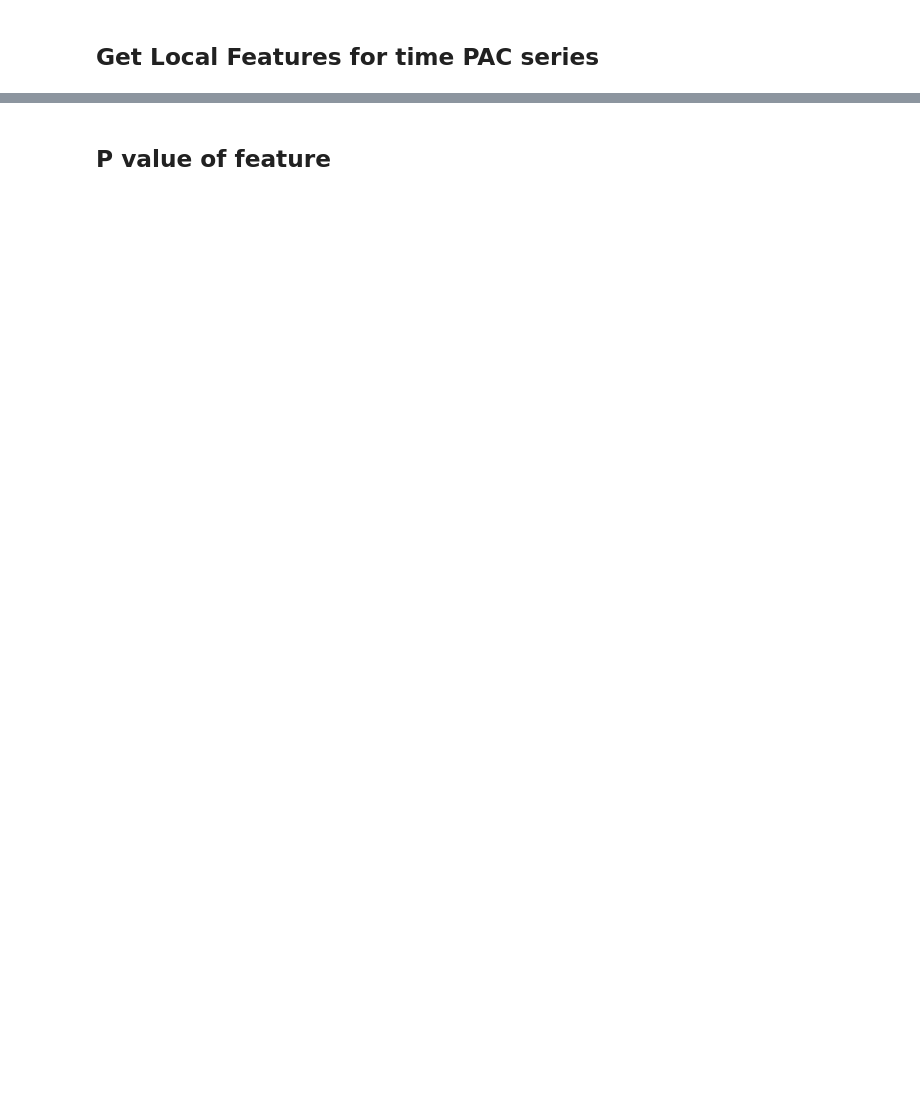
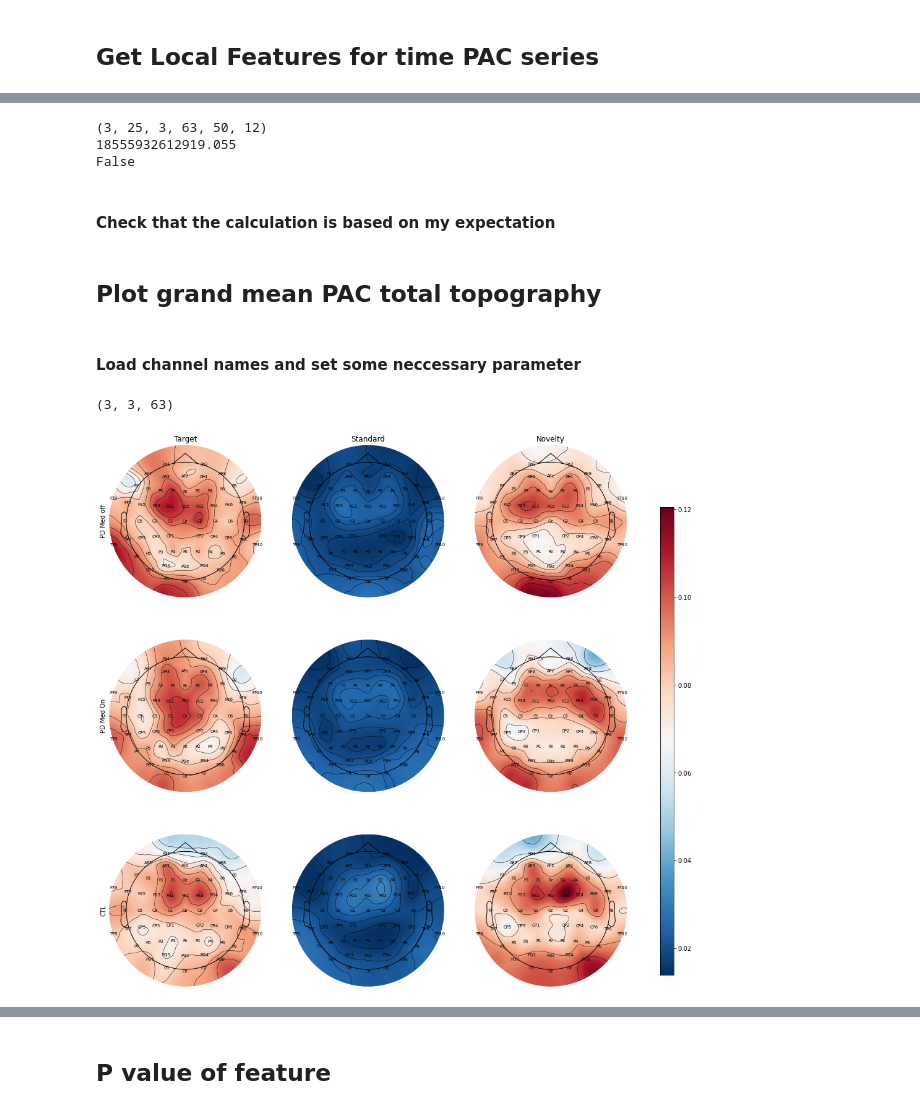
Before and after one commit to AIRLab-Sharif/Parkinson-PAC, a Jupyter notebook: python/Get_Global_Local_feature.ipynb, the cells around one changed output, grey strips where cells are left out. Saved outputs shown, nothing was run; the diff lists cells and outputs as text; code cells hidden in the pictures; blank space fills up the shorter version.

Commit message:
Create branch Debug1 added local feature for all types of PAC

```diff
--- a/python/Get_Global_Local_feature.ipynb
+++ b/python/Get_Global_Local_feature.ipynb
@@ -118,0 +518,16 @@ Parallel(n_jobs=12,verbose=10)(delayed(wrapper)(i,sub,j,ch) for i in np.arange(3
+# %%
+Path = '../data/PAC_total_convolution_feature_1_200_1_50_4_4_double.mmap'
+
+Num_High_feature ,Num_Low_feature = 50, 12
+
+PAC_feature_total = np.memmap(Path,dtype=float ,shape=(3, 25, 3, 63, Num_High_feature ,Num_Low_feature),mode='r')
+
+print(PAC_feature_total.shape)
+print(np.max(PAC_feature_total))
+print(np.any(PAC_feature_total==0))
+# %% [output]
+(3, 25, 3, 63, 50, 12)
+18555932612919.055
+False
+# %% [markdown]
+#### Check that the calculation is based on my expectation
@@ -118,0 +537,63 @@ Parallel(n_jobs=12,verbose=10)(delayed(wrapper)(i,sub,j,ch) for i in np.arange(3
+# %% [markdown]
+## Plot grand mean PAC total topography
+# %% [markdown]
+#### Load channel names and set some neccessary parameter
+# %%
+with open('../data/channels_name.pkl', 'rb') as f:
+    channels_name = pickle.load(f)
+
+groups = ['PD Med off', 'PD Med On', 'CTL']
+event_types = ['Target', 'Standard', 'Novelty']
+# %%
+feature_l = 1
+
+feature_h = 10
+
+PAC_feature_total_grand_mean = np.mean(PAC_feature_total[:,:,:,:,feature_h,feature_l],axis=1)*1e-12
+print(PAC_feature_total_grand_mean.shape)
+
+vmax = PAC_feature_total_grand_mean.max()
+vmin = PAC_feature_total_grand_mean.min()
+
+fig, axs = plt.subplots(3, 3, sharex=True, sharey=True, figsize=(15, 15))
+
+mne_info = mne.create_info(ch_names=channels_name, sfreq=500., ch_types='eeg')
+
+montage = mne.channels.read_custom_montage('Standard-10-20-Cap81.locs')
+
+for i, j in itertools.product(range(3), range(3)):
+#     data = mvls[i, :, j, :].mean(axis=0).reshape((-1, 1))
+    temp = np.expand_dims(PAC_feature_total_grand_mean[i,j,:],axis=1)
+    PAC_grand_mean = mne.EvokedArray(temp,mne_info)
+    PAC_grand_mean.set_montage(montage)
+    im, cm = mne.viz.plot_topomap(PAC_grand_mean.data[:,0],
+                                  PAC_grand_mean.info, axes=axs[i, j], show=False,
+                                  names=channels_name, show_names=True,
+                                  vmin=vmin, vmax=vmax,res=200,cmap= 'RdBu_r')
+
+for i in range(3):
+        axs[i, 0].set_ylabel(groups[i])
+        axs[0, i].set_title(event_types[i])
+        axs[-1, i].xaxis.set_visible(True)
+        axs[i, 0].yaxis.set_visible(True)
+
+
+cbar_ax = fig.add_axes([0.95, 0.15, 0.02, 0.7])
+clb = fig.colorbar(im, cax=cbar_ax)
+# fname = f'PAC_grand_mean_dur_{start_time}_{end_time}_pair_fre_{High_fre}_{Low_fre}_nb_{nobaseline}.png'
+
+# if start_time == -200 and end_time==1000:
+#         Path_dir = f'D:\Mastersharif\MasterProject\data\parkinsons-oddball\\results\\topography_figures\PAC-total-grand-mean-high-low_fre-{High_fre}-{Low_fre}'
+# else:
+#         Path_dir = f'D:\Mastersharif\MasterProject\data\parkinsons-oddball\\results\\topography_figures\PAC-time_window-grand-mean-high-low_fre-{High_fre}-{Low_fre}'
+
+# if not os.path.isdir(Path_dir):
+#         os.mkdir(Path_dir)
+
+# file_path = os.path.join(Path_dir,fname)
+
+
+# plt.savefig(file_path)
+# %% [output]
+(3, 3, 63)
+[figure, added]
```
Also changed, not shown: parts of 61 cells of this notebook, 13 other files.
